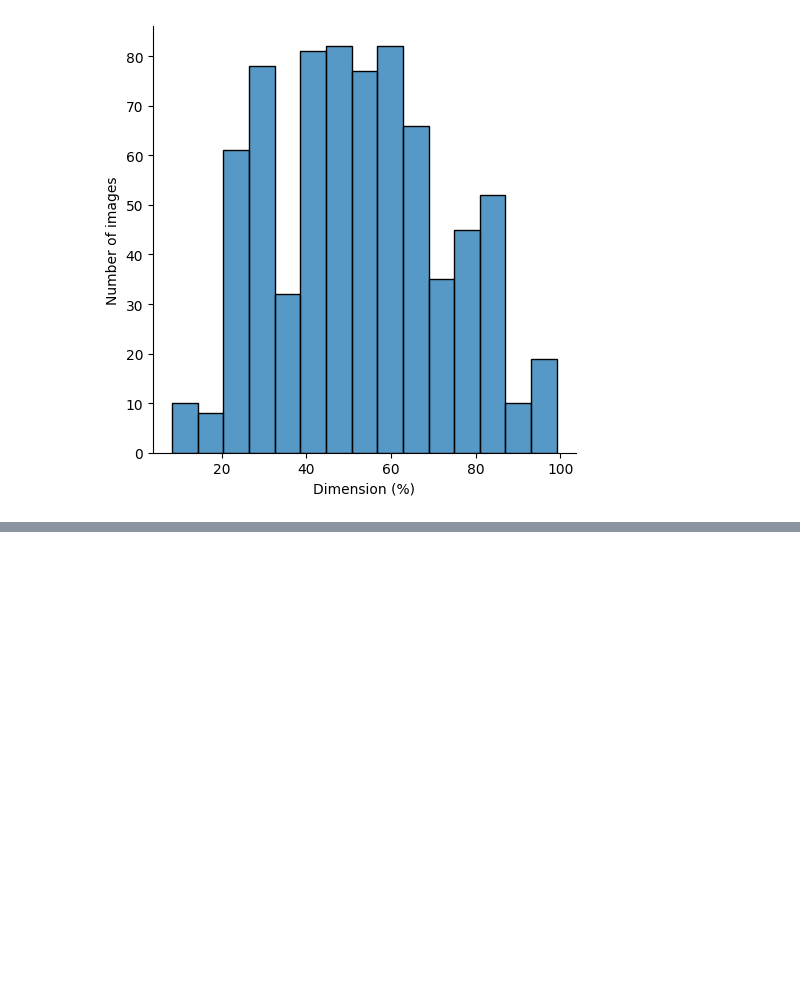
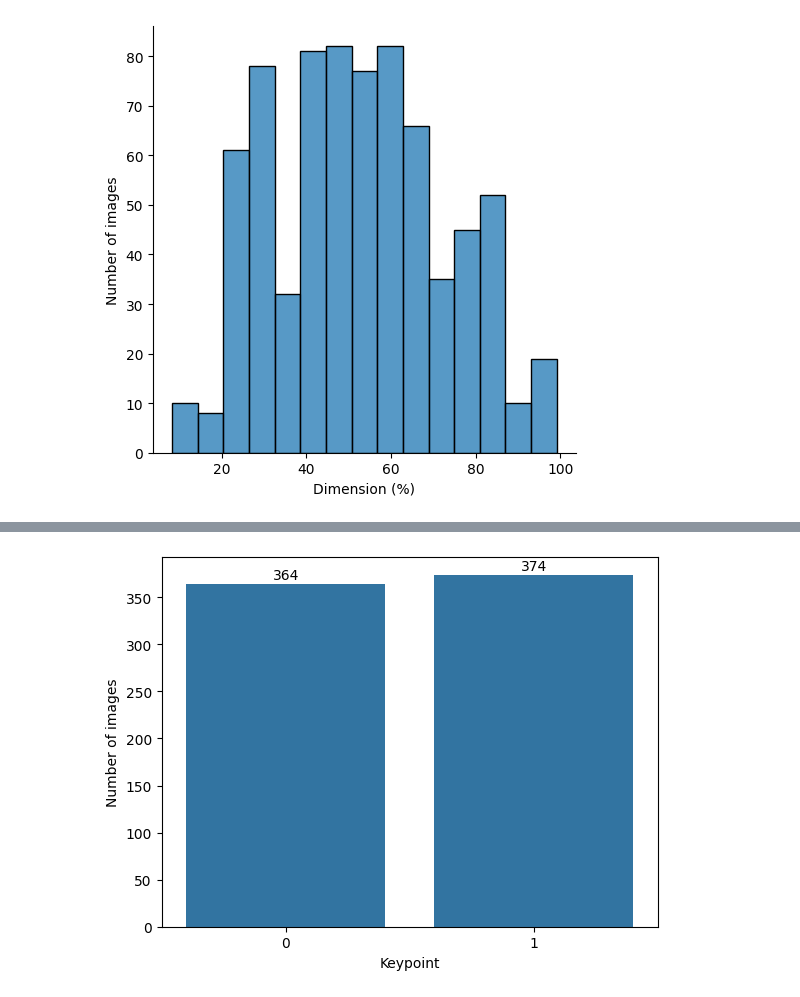
Before and after one commit to GiovaSpine/foosball-in-perspective-detection, a Jupyter notebook: notebooks/labels_profiling.ipynb, the cells around one changed output, grey strips where cells are left out. Cells and saved outputs as stored; diff of their text form; code cells hidden in the pictures; blank space fills up the shorter version.

Commit message:
Add highest keypoint analysis in labels_profiling.ipynb
- The highest keypoint, thanks to a specific rule for the annotations, can be 0 or 1, so it's useful to know if there is an imabalance

```diff
--- a/notebooks/labels_profiling.ipynb
+++ b/notebooks/labels_profiling.ipynb
@@ -155,0 +162,19 @@ plt.show()
+# %%
+import matplotlib.pyplot as plt
+import seaborn as sns
+
+ax = sns.countplot(x="highest_keypoint", data=df)
+
+for p in ax.patches:
+    ax.text(
+        x=p.get_x() + p.get_width() / 2,
+        y=p.get_height() + 5,
+        s=int(p.get_height()),
+        ha='center'
+    )
+
+plt.xlabel("Keypoint")
+plt.ylabel("Number of images")
+plt.show()
+# %% [output]
+[figure, added]
```
Also changed, not shown: parts of 1 cell of this notebook, 2 other files.
